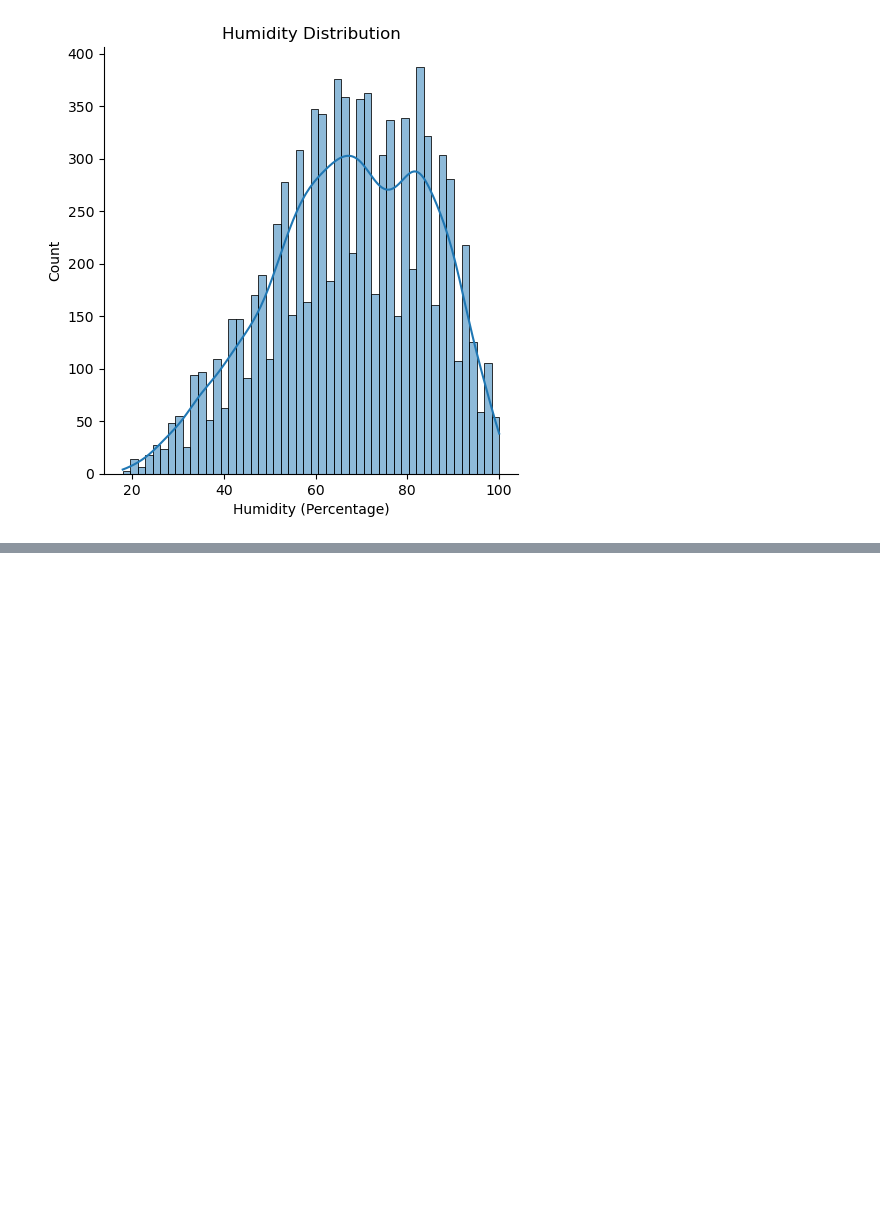
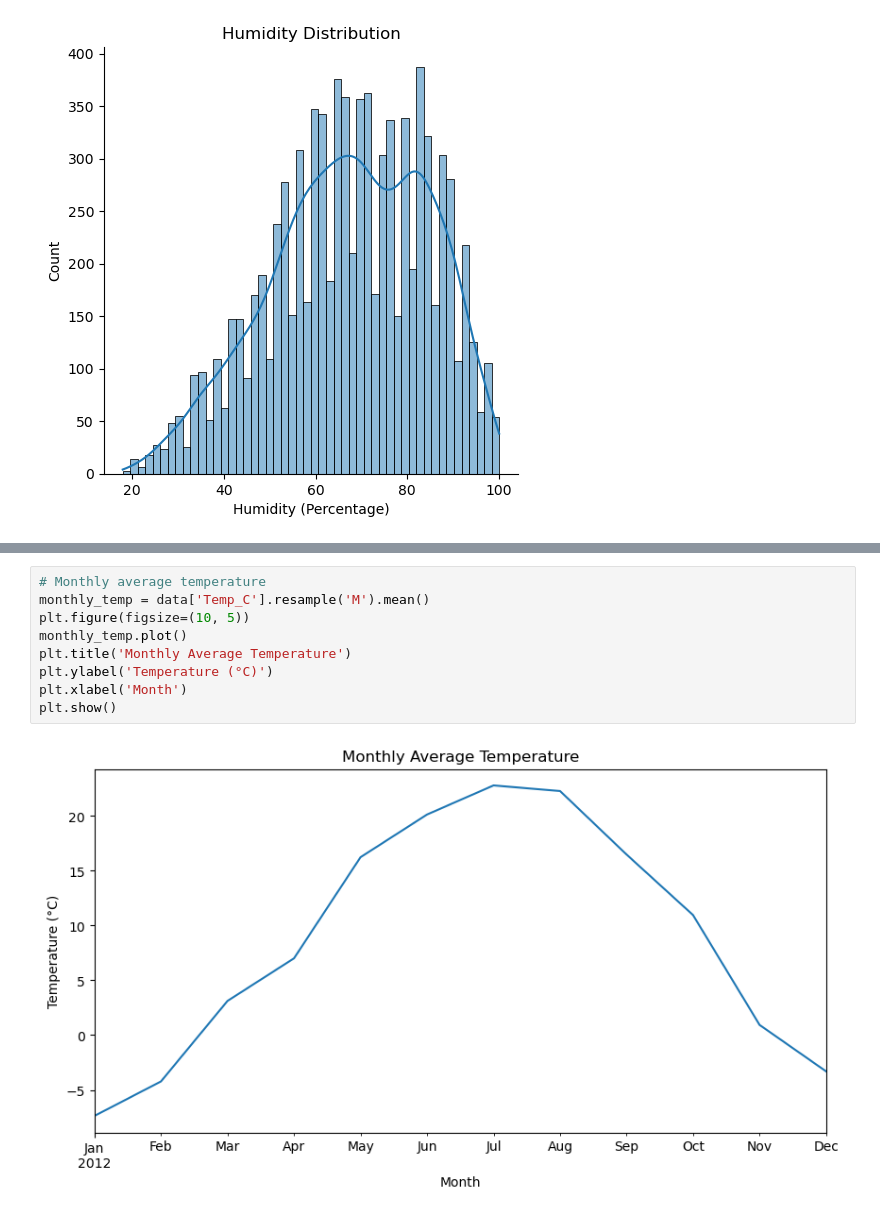
Before and after one commit to sophiembanda/SoftGrowTech_Weather_Data_Analysis, a Jupyter notebook: Weather Data Analysis.ipynb, the cells around one changed output, grey strips where cells are left out. Saved outputs shown, nothing was run; the diff lists cells and outputs as text; blank space fills up the shorter version.

```diff
--- a/Weather Data Analysis.ipynb
+++ b/Weather Data Analysis.ipynb
@@ -104,0 +131,11 @@ Text(0.5, 9.444444444444438, 'Humidity (Percentage)')
+# %%
+# Monthly average temperature
+monthly_temp = data['Temp_C'].resample('M').mean()
+plt.figure(figsize=(10, 5))
+monthly_temp.plot()
+plt.title('Monthly Average Temperature')
+plt.ylabel('Temperature (°C)')
+plt.xlabel('Month')
+plt.show()
+# %% [output]
+[figure, added]
```
Also changed, not shown: parts of 9 cells of this notebook.
